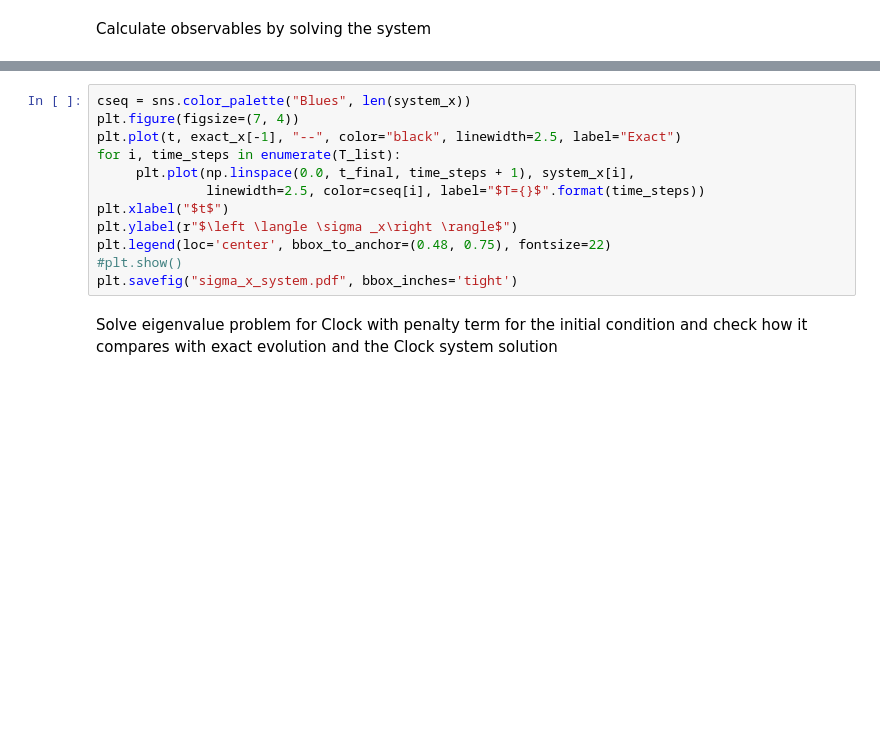
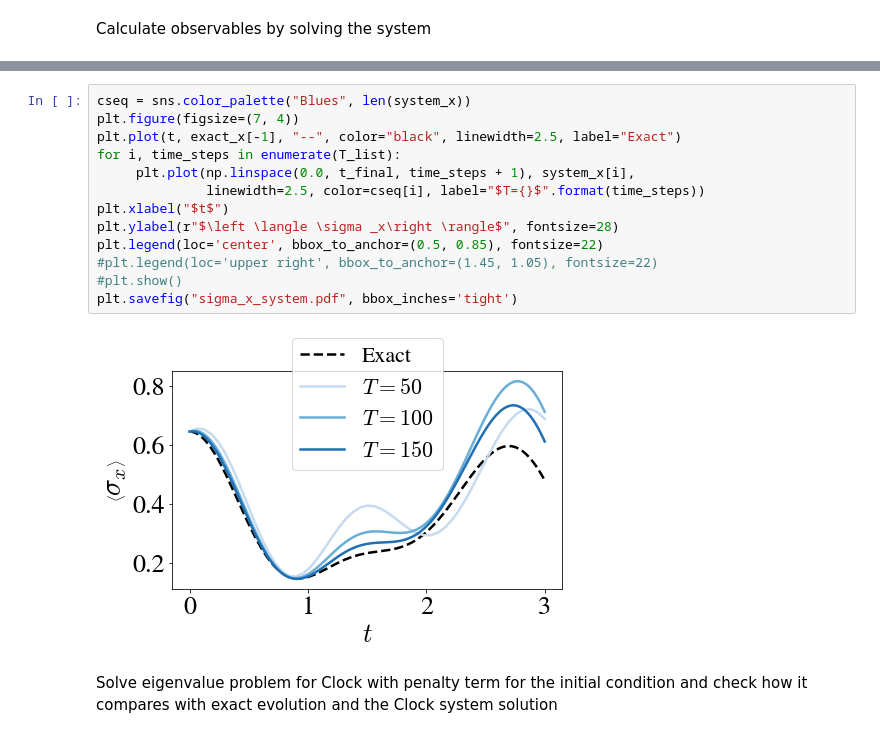
Before and after one commit to stavros11/Time-Evolution, a Jupyter notebook: ed.ipynb, the cells around one changed output, grey strips where cells are left out. Cells and saved outputs as stored; diff of their text form; blank space fills up the shorter version.

```diff
--- a/ed.ipynb
+++ b/ed.ipynb
@@ -108,15 +107,18 @@ for time_steps in T_list:
 # %%
 cseq = sns.color_palette("Blues", len(system_x))
 plt.figure(figsize=(7, 4))
 plt.plot(t, exact_x[-1], "--", color="black", linewidth=2.5, label="Exact")
 for i, time_steps in enumerate(T_list):
      plt.plot(np.linspace(0.0, t_final, time_steps + 1), system_x[i],
               linewidth=2.5, color=cseq[i], label="$T={}$".format(time_steps))
 plt.xlabel("$t$")
-plt.ylabel(r"$\left \langle \sigma _x\right \rangle$")
-plt.legend(loc='center', bbox_to_anchor=(0.48, 0.75), fontsize=22)
+plt.ylabel(r"$\left \langle \sigma _x\right \rangle$", fontsize=28)
+plt.legend(loc='center', bbox_to_anchor=(0.5, 0.85), fontsize=22)
+#plt.legend(loc='upper right', bbox_to_anchor=(1.45, 1.05), fontsize=22)
 #plt.show()
 plt.savefig("sigma_x_system.pdf", bbox_inches='tight')
+# %% [output]
+[figure, added]
 # %% [markdown]
 Solve eigenvalue problem for Clock with penalty term for the initial condition and check how it compares with exact evolution and the Clock system solution
 # %%
```
Also changed, not shown: parts of 4 cells of this notebook, 1 other file.
